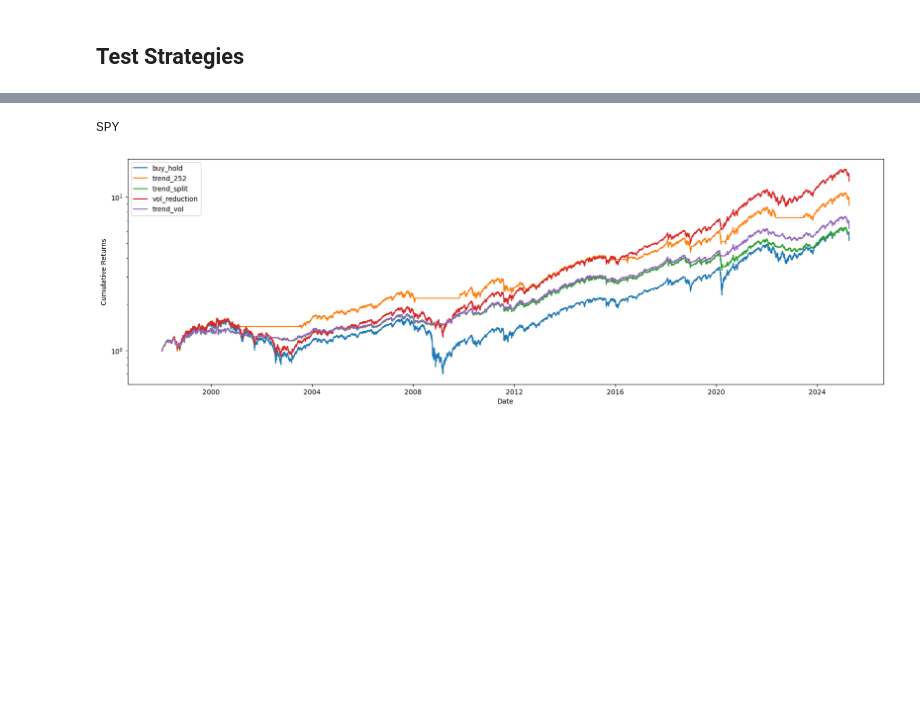
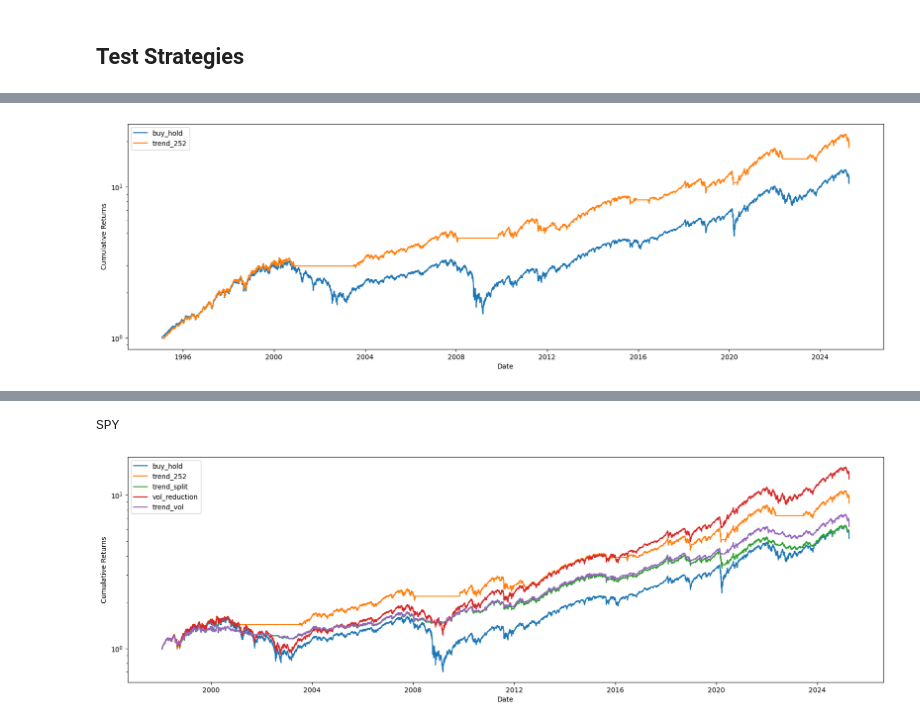
Before and after one commit to ag3nt3154/AlgoTester, a Jupyter notebook: trade_strategy_20250331.ipynb, the cells around one changed output, grey strips where cells are left out. Drawn from its saved outputs; the diff is of its cells as text; code cells hidden in the pictures; blank space fills up the shorter version.

```diff
--- a/trade_strategy_20250331.ipynb
+++ b/trade_strategy_20250331.ipynb
@@ -164,0 +173,93 @@ GLD
+# %%
+class TrendFollowingStrategy(BaseStrategy):
+    """Trend following strategy with configurable lookback period"""
+
+    params = (
+        ('lookback_period', 21),  # Default 1-month lookback (21 trading days)
+        ('rebalance_period', 21),  # Rebalance period in days
+    )
+
+    def __init__(self):
+        super().__init__()
+        self.returns = bt.indicators.PercentChange(self.data.close, period=self.p.lookback_period)
+        self.rebalance_day = 0
+
+
+    def next(self):
+        super().next()
+        if self.rebalance_day % self.p.rebalance_period == 0:
+            current_position = self.getposition(self.data).size
+            if self.returns[0] > 0:
+                target_position = self.broker.getvalue() / self.data.close[0]
+            else:
+                target_position = 0
+            self._submit_order(self.data._name, target_position - current_position, self.data.close[0])
+        self.rebalance_day += 1
+
+combined_returns = pd.DataFrame()
+for ticker in tqdm(data['asset_list']):
+
+    print(ticker)
+
+    df_data = data[ticker]['data'].copy()
+
+    cols = []
+    df_display = pd.DataFrame()
+    def compare_returns(df_returns=None, col_name=None, plot=False):
+        if col_name is not None:
+            if col_name not in cols:
+                cols.append(col_name)
+            df_display[col_name] = df_returns['returns'].copy() + 1
+            df_display[f'{col_name}_cum'] = df_display[col_name].cumprod()
+            df_display[f'{col_name}_rolling'] = df_display[col_name].rolling(252).apply(lambda x: x.prod())
+
+            df_display.dropna(inplace=True)
+            for col in cols:
+                df_display[f'{col}_cum'] = df_display[f'{col}_cum'] / df_display[f'{col}_cum'].iloc[0]
+
+        if plot:
+            plt.figure(figsize=(20, 6))
+            for col in cols:
+                plt.plot(df_display[f'{col}_cum'], label=col)
+            plt.legend()
+            plt.yscale('log')
+            plt.xlabel('Date')
+            plt.ylabel('Cumulative Returns')
+            plt.show()
+
+            plt.figure(figsize=(20, 6))
+            for col in cols:
+                plt.plot(df_display[f'{col}_rolling'], label=col, alpha=0.5)
+            plt.legend()
+            plt.xlabel('Date')
+            plt.ylabel('Rolling Returns')
+            plt.show()
+
+            for col in cols:
+                cagr = (df_display[f'{col}_cum'].iloc[-1] / df_display[f'{col}_cum'].iloc[0]) ** (252 / len(df_display)) - 1
+                vol = df_display[f'{col}'].std() * np.sqrt(252)
+                sr = cagr / vol
+
+                print(col.replace('returns_', ''))
+                print(f'CAGR:           {cagr:.2%}')
+                print(f'Volatility:     {vol:.2%}')
+                print(f'Sharpe Ratio:   {sr:.2f}')
+                print('--------------------------------------------')
+
+
+    compare_returns(df_data[['returns']], 'buy_hold')
+
+    # Trend following
+    btr = BackTester({ticker: df_data})
+    btr.add_strategy(
+        TrendFollowingStrategy,
+        tickers=[ticker],
+        price_data={ticker: df_data},
+        rebalance_period=rebalance_period,
+        lookback_period=252
+    )
+    results = btr.backtest()
+    returns = results['returns'].copy()
+    compare_returns(df_returns=results, col_name=f'trend_252')
+    compare_returns(plot=True)
+# %% [output]
@@ -164,0 +267 @@ GLD
+[figure, added]
```
Also changed, not shown: parts of 6 cells of this notebook, 19 other files.
